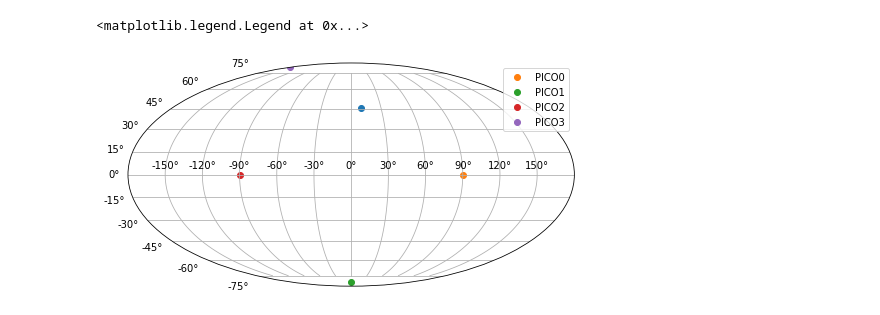
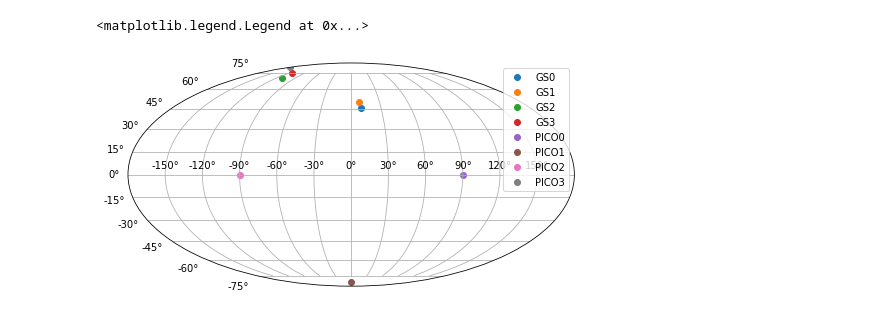
Before and after one commit to gpapromeo/python, a Jupyter notebook: astro_environment2.ipynb, the cells around one changed output. Saved outputs shown, nothing was run; the diff lists cells and outputs as text; code cells hidden in the pictures.

Commit message:
Added multiple ground stations

```diff
--- a/astro_environment2.ipynb
+++ b/astro_environment2.ipynb
@@ -113,6 +113,7 @@ class sched_transm_gs(ground_station):
             return None, None
 # %%
 N_constellation = 4
+gs_coord_lst = [[45.5, 10.2], [50, 8], [70, -110], [75, -112]]
 sats = list()
 
 a = 6928 * u.km
@@ -130,19 +131,24 @@ for i in range(N_constellation):
 
 sat_names = [sat.name for sat in sats]
 
-gs = ground_station(45.5, 10.2, 0, 'Brescia 01')
-gs = sched_transm_gs(45.5, 10.2, 0, 'Brescia 01')
+gss = list()
+for i in range(len(gs_coord_lst)):
+    gss.append(sched_transm_gs(gs_coord_lst[i][0],
+               gs_coord_lst[i][1], 100, 'GS' + str(i)))
+
+# gs = ground_station(45.5, 10.2, 0, 'Brescia 01')
+# gs = sched_transm_gs(45.5, 10.2, 0, 'Brescia 01')
 # %%
 fig = plt.figure(figsize=(8,6))
 ax = fig.add_subplot(111, projection="mollweide")
-ax.scatter(gs.gs.lon.radian, gs.gs.lat.radian)
+[ax.scatter(gs.gs.lon.radian, gs.gs.lat.radian, label="GS"+str(i)) for gs, i in zip(gss, range(len(gss))) ]
 [ax.scatter(sat.skycoord().ra.radian, sat.skycoord().dec.radian, label=sat.name) for sat in sats ]
 # ax.set_xticklabels(['14h','16h','18h','20h','22h','0h','2h','4h','6h','8h','10h'])
 ax.grid(True)
 ax.legend()
 # %% [output]
 <matplotlib.legend.Legend at 0x...>
-[figure, old version]
+[figure, new version]
 # %%
 t_stp = 60  # seconds
 sim_steps = 1000  # simulation steps
```
Also changed, not shown: parts of 3 cells of this notebook, 2 other files.
